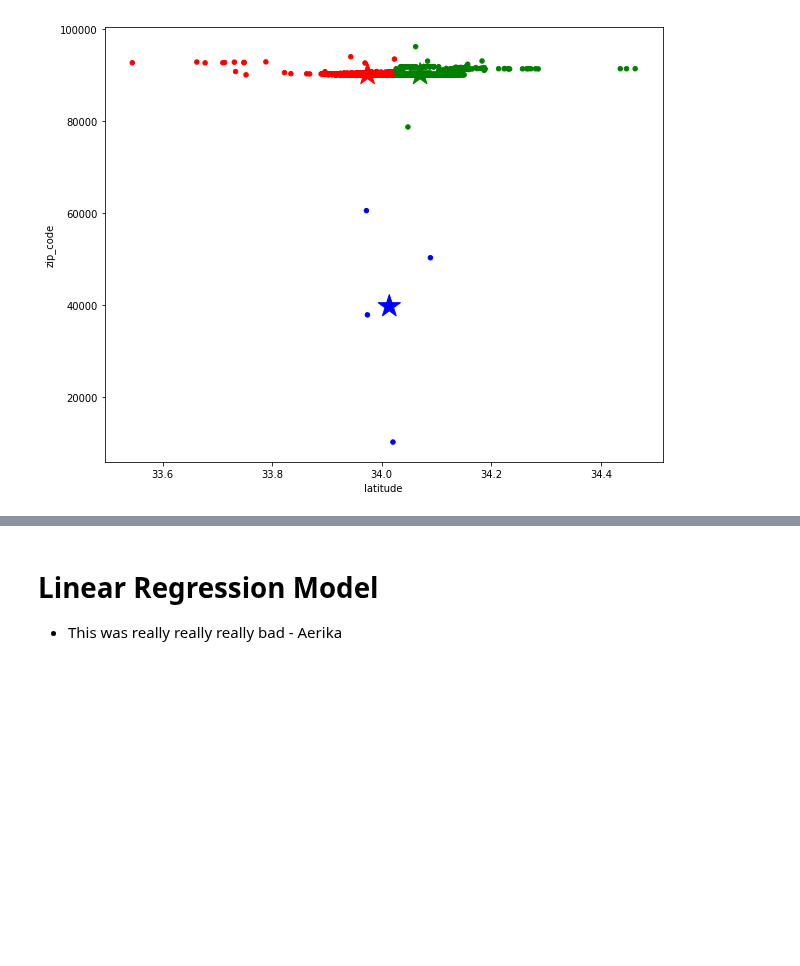
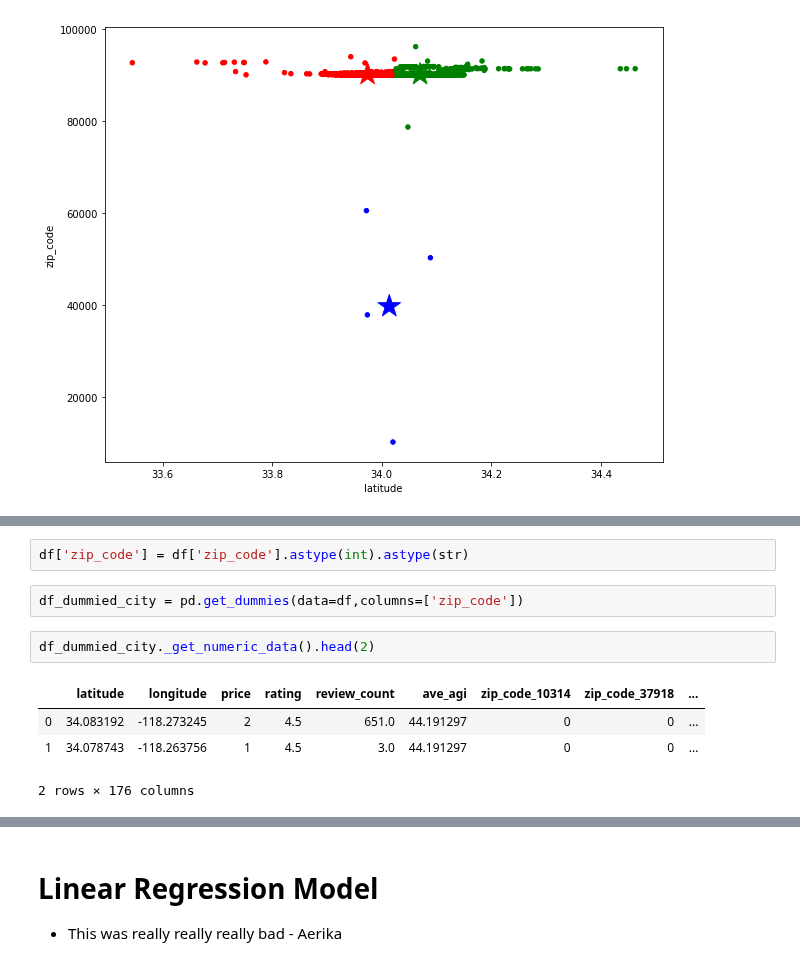
Before and after one commit to aejsong/Predicting-Neighborhood-Affluence-with-Yelp, a Jupyter notebook: Code/04 - Yelp Modeling.ipynb, the cells around one changed output, grey strips where cells are left out. Saved outputs shown, nothing was run; the diff lists cells and outputs as text; blank space fills up the shorter version.

```diff
--- a/Code/04 - Yelp Modeling.ipynb
+++ b/Code/04 - Yelp Modeling.ipynb
@@ -181,0 +186,11 @@ kmean('latitude', 'zip_code')
+# %%
+df['zip_code'] = df['zip_code'].astype(int).astype(str)
+# %%
+df_dummied_city = pd.get_dummies(data=df,columns=['zip_code'])
+# %%
+df_dummied_city._get_numeric_data().head(2)
+# %% [output]
+|  | latitude | longitude | price | rating | review_count | ave_agi | zip_code_10314 | zip_code_37918 | ... |
+| 0 | 34.083192 | -118.273245 | 2 | 4.5 | 651.0 | 44.191297 | 0 | 0 | ... |
+| 1 | 34.078743 | -118.263756 | 1 | 4.5 | 3.0 | 44.191297 | 0 | 0 | ... |
+2 rows × 176 columns
```
Also changed, not shown: parts of 8 cells of this notebook.
